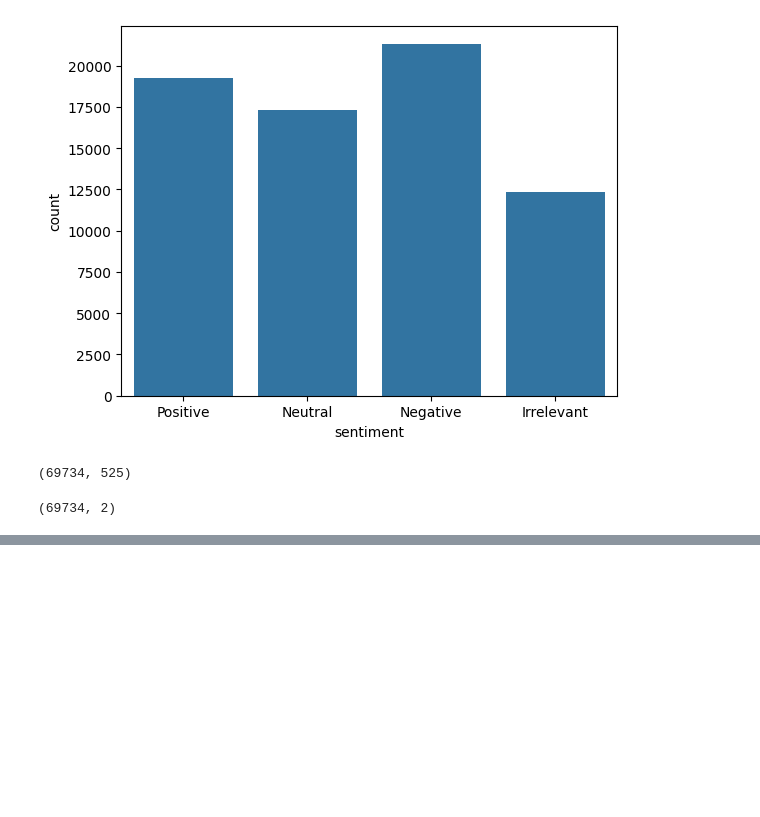
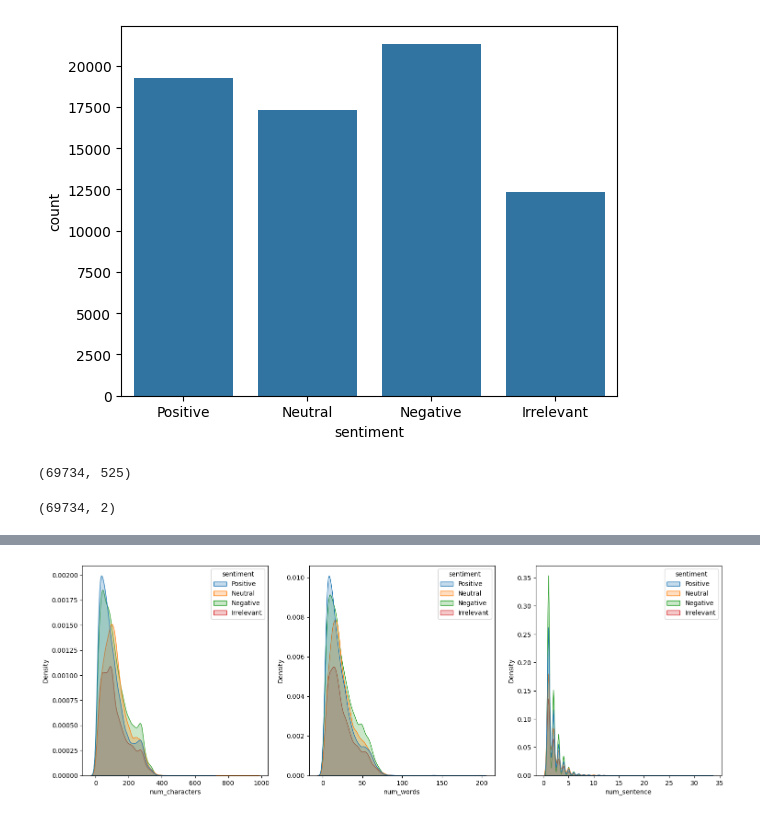
Before and after one commit to Abhishek-guptaaa/Tweete_analysis, a Jupyter notebook: experiment.ipynb, the cells around one changed output, grey strips where cells are left out. Cells and saved outputs as stored; diff of their text form; code cells hidden in the pictures; blank space fills up the shorter version.

```diff
--- a/experiment.ipynb
+++ b/experiment.ipynb
@@ -87,0 +129,12 @@ df['text'].apply(lambda x: nltk.len)
+# %%
+plt.figure(figsize=(20, 10))
+num_cols=df.select_dtypes(include='number').columns
+
+for index, col in enumerate(num_cols):
+    plt.subplot(2,4, index+1)
+    sns.kdeplot(data=df, x=col, hue='sentiment', fill=True)
+
+plt.tight_layout()
+plt.show()
+# %% [output]
+[figure, added]
```
Also changed, not shown: parts of 14 cells of this notebook.
